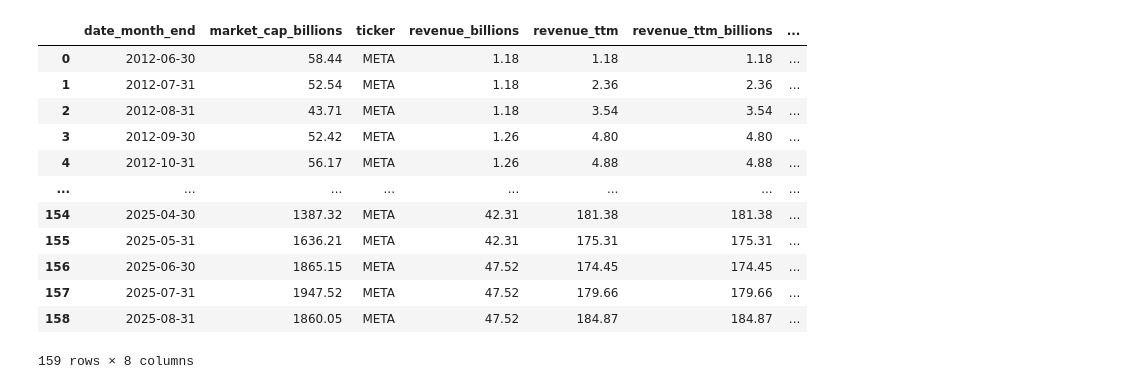
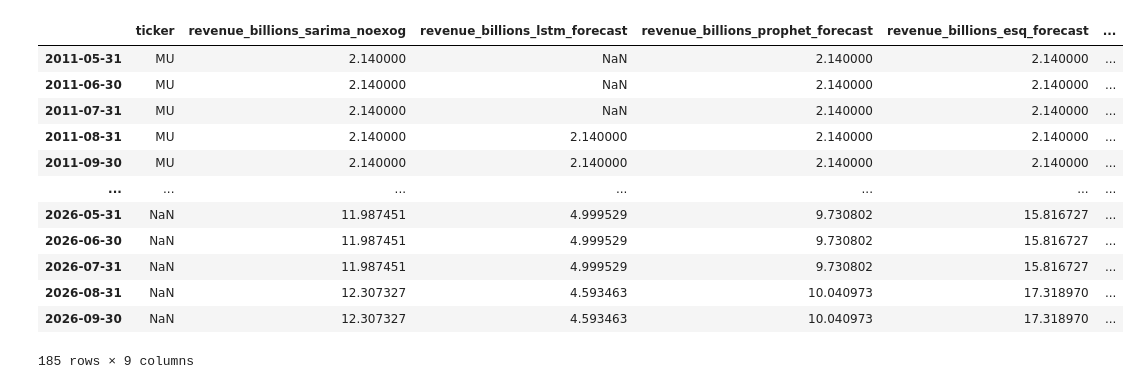
Before and after one commit to stox74/stock_forecast, a Jupyter notebook: US_Market/valuation/valuation_preprocessting_code_develop_v2.ipynb, the cells around one changed output. Drawn from its saved outputs; the diff is of its cells as text; code cells hidden in the pictures.

Commit message:
valuation 85% compelte

```diff
--- a/US_Market/valuation/valuation_preprocessting_code_develop_v2.ipynb
+++ b/US_Market/valuation/valuation_preprocessting_code_develop_v2.ipynb
@@ -453,2 +440,7 @@ psr_df, psr_res = prophet_v3.run_prophet_psr_only(enhanced_merged_df_with_ttm, t
 # %%
-psr_df
+psr_es_df, psr_res_es = esmod.run_es_psr_only(
+    df=enhanced_merged_df_with_ttm,  # 반드시 date_month_end / PSR_ttm 포함
+    ticker= ticker,
+    prediction_months=12,
+    start_date=None  # None이면 자동: (데이터 max) + 1개월 말일부터
+)
@@ -470,16 +447,42 @@ psr_df
-# %%
-enhanced_merged_df_with_ttm
-# %% [output]
-|  | date_month_end | market_cap_billions | ticker | revenue_billions | revenue_ttm | revenue_ttm_billions | ... |
-| 0 | 2012-06-30 | 58.44 | META | 1.18 | 1.18 | 1.18 | ... |
-| 1 | 2012-07-31 | 52.54 | META | 1.18 | 2.36 | 2.36 | ... |
-| 2 | 2012-08-31 | 43.71 | META | 1.18 | 3.54 | 3.54 | ... |
-| 3 | 2012-09-30 | 52.42 | META | 1.26 | 4.80 | 4.80 | ... |
-| 4 | 2012-10-31 | 56.17 | META | 1.26 | 4.88 | 4.88 | ... |
-| ... | ... | ... | ... | ... | ... | ... | ... |
-| 154 | 2025-04-30 | 1387.32 | META | 42.31 | 181.38 | 181.38 | ... |
-| 155 | 2025-05-31 | 1636.21 | META | 42.31 | 175.31 | 175.31 | ... |
-| 156 | 2025-06-30 | 1865.15 | META | 47.52 | 174.45 | 174.45 | ... |
-| 157 | 2025-07-31 | 1947.52 | META | 47.52 | 179.66 | 179.66 | ... |
-| 158 | 2025-08-31 | 1860.05 | META | 47.52 | 184.87 | 184.87 | ... |
-159 rows × 8 columns
+# %%
+#### 4. Valuation 종합
+sarima_resize_df = sarima_df[['ticker', 'revenue_billions_sarima_noexog']].copy()
+lstm_resize_df = lstm_df[[ 'revenue_billions_lstm_forecast']].copy()
+prophet_resize_df = prophet_raw_df[['revenue_billions_prophet_forecast']].copy()
+es_resize_df = es_raw_df[['revenue_billions_esq_forecast']].copy()
+
+revenue_forecast_df = pd.concat([sarima_resize_df, lstm_resize_df, prophet_resize_df, es_resize_df], axis=1)
+
+psr_sarima_resiae = psr_sarima_df[['PSR_ttm_sarima_forecast']]
+psr_lstm_resiae = psr_lstm_df[['PSR_ttm_lstm_forecast']]
+psr_prophet_resiae = psr_prophet_df[['PSR_prophet_forecast_noexog']]
+psr_es_resiae = psr_es_df[['PSR_es_forecast']]
+
+psr_forecast_df = pd.concat([psr_sarima_resiae, psr_lstm_resiae, psr_prophet_resiae,  psr_es_resiae], axis =1)
+# %%
+valuation_df = pd.concat([revenue_forecast_df, psr_forecast_df], axis=1)
+
+# 1) 복사본 생성 (원본 보호)
+valuation_filled = valuation_df.copy()
+
+# 2) ffill 대상 칼럼 목록 생성
+cols_to_fill = ['ticker'] + [c for c in valuation_filled.columns if 'revenue' in c]
+
+# 3) 선택된 칼럼만 ffill(limit=2)
+valuation_filled[cols_to_fill] = valuation_filled[cols_to_fill].ffill(limit=2)
+
+valuation_filled
+# %% [output]
+|  | ticker | revenue_billions_sarima_noexog | revenue_billions_lstm_forecast | revenue_billions_prophet_forecast | revenue_billions_esq_forecast | ... |
+| 2011-05-31 | MU | 2.140000 | NaN | 2.140000 | 2.140000 | ... |
+| 2011-06-30 | MU | 2.140000 | NaN | 2.140000 | 2.140000 | ... |
+| 2011-07-31 | MU | 2.140000 | NaN | 2.140000 | 2.140000 | ... |
+| 2011-08-31 | MU | 2.140000 | 2.140000 | 2.140000 | 2.140000 | ... |
+| 2011-09-30 | MU | 2.140000 | 2.140000 | 2.140000 | 2.140000 | ... |
+| ... | ... | ... | ... | ... | ... | ... |
+| 2026-05-31 | NaN | 11.987451 | 4.999529 | 9.730802 | 15.816727 | ... |
+| 2026-06-30 | NaN | 11.987451 | 4.999529 | 9.730802 | 15.816727 | ... |
+| 2026-07-31 | NaN | 11.987451 | 4.999529 | 9.730802 | 15.816727 | ... |
+| 2026-08-31 | NaN | 12.307327 | 4.593463 | 10.040973 | 17.318970 | ... |
+| 2026-09-30 | NaN | 12.307327 | 4.593463 | 10.040973 | 17.318970 | ... |
+185 rows × 9 columns
```
Also changed, not shown: parts of 15 cells of this notebook, 3 other files.
